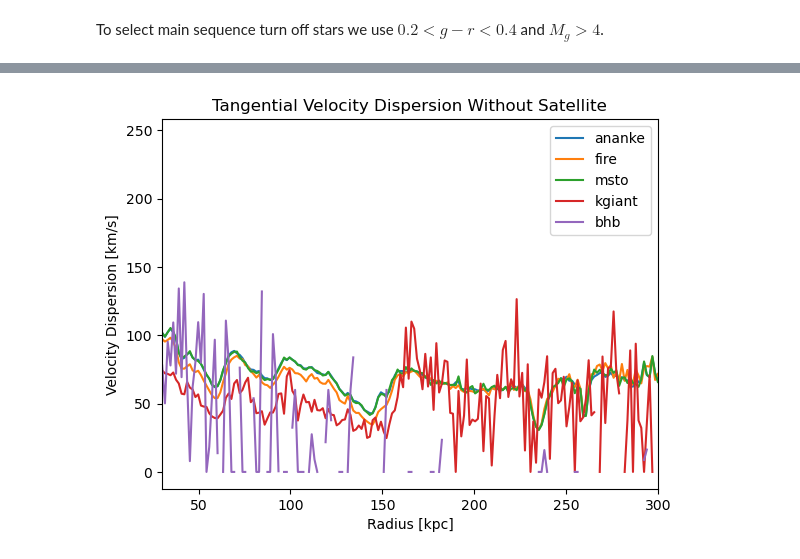
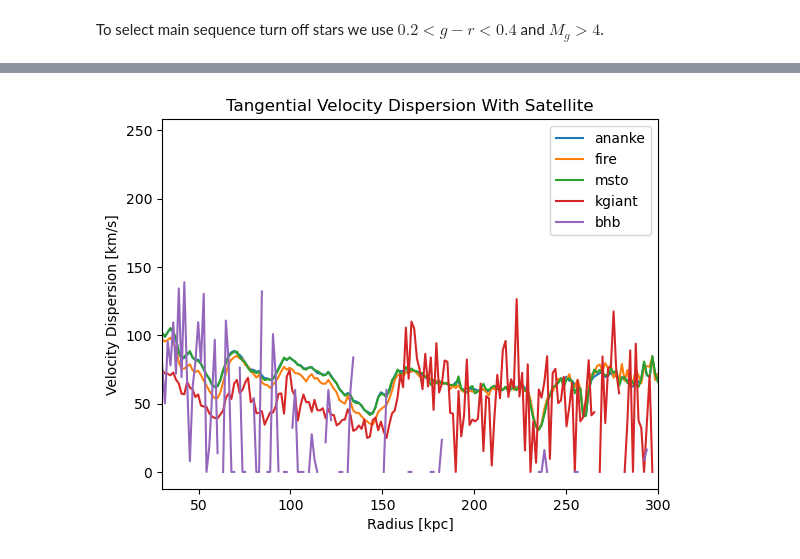
Before and after one commit to aeden2019/rubin_mw_mocks, a Jupyter notebook: src/analysis/Plots.ipynb, the cells around one changed output, grey strips where cells are left out. Saved outputs shown, nothing was run; the diff lists cells and outputs as text; code cells hidden in the pictures.

```diff
--- a/src/analysis/Plots.ipynb
+++ b/src/analysis/Plots.ipynb
@@ -271,16 +421,16 @@ plt.show()
 # %%
 # Graph binned beta
 fig, ax = plt.subplots()
 ax.plot(dr[1:], ananke_v_disp, label='ananke')
 ax.plot(dr[1:], fire_v_disp, label='fire')
 ax.plot(dr[1:], msto_v_disp, label='msto')
 ax.plot(dr[1:], kgiant_v_disp, label='kgiant')
 ax.plot(dr[1:], bhb_v_disp, label='bhb')
 ax.set_xlabel('Radius [kpc]')
 ax.set_ylabel('Velocity Dispersion [km/s]')
 ax.set_xlim(rmin, rmax)
 plt.legend()
-plt.title('Tangential Velocity Dispersion Without Satellite')
+plt.title('Tangential Velocity Dispersion With Satellite')
 plt.show()
 # %% [output]
-[figure, old version]
+[figure, new version]
```
Also changed, not shown: parts of 43 cells of this notebook.
